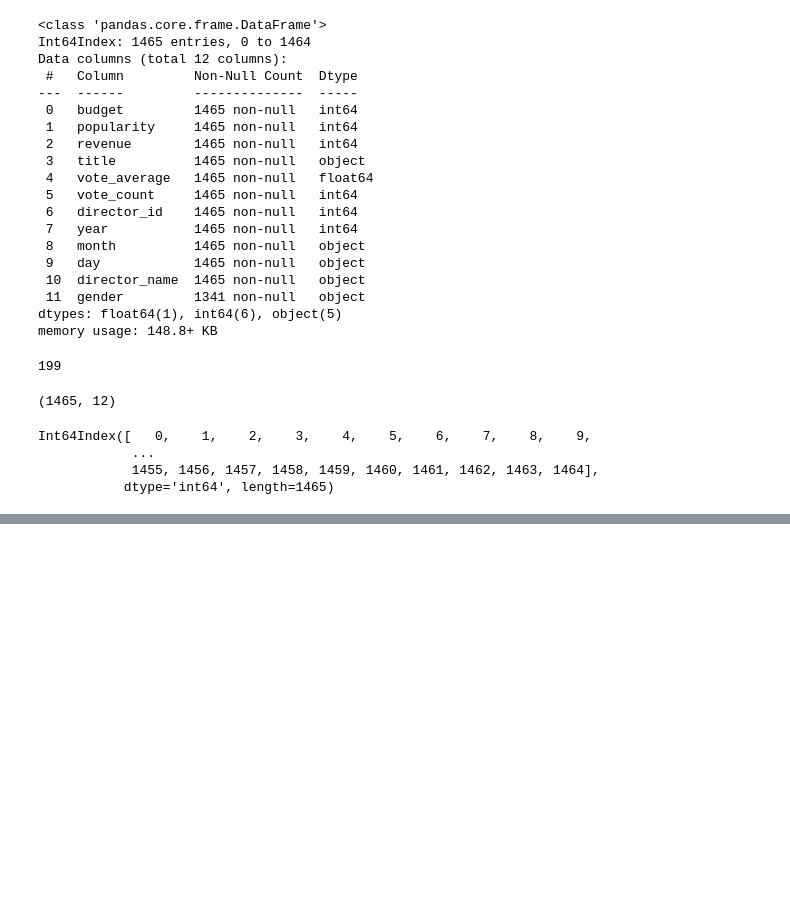
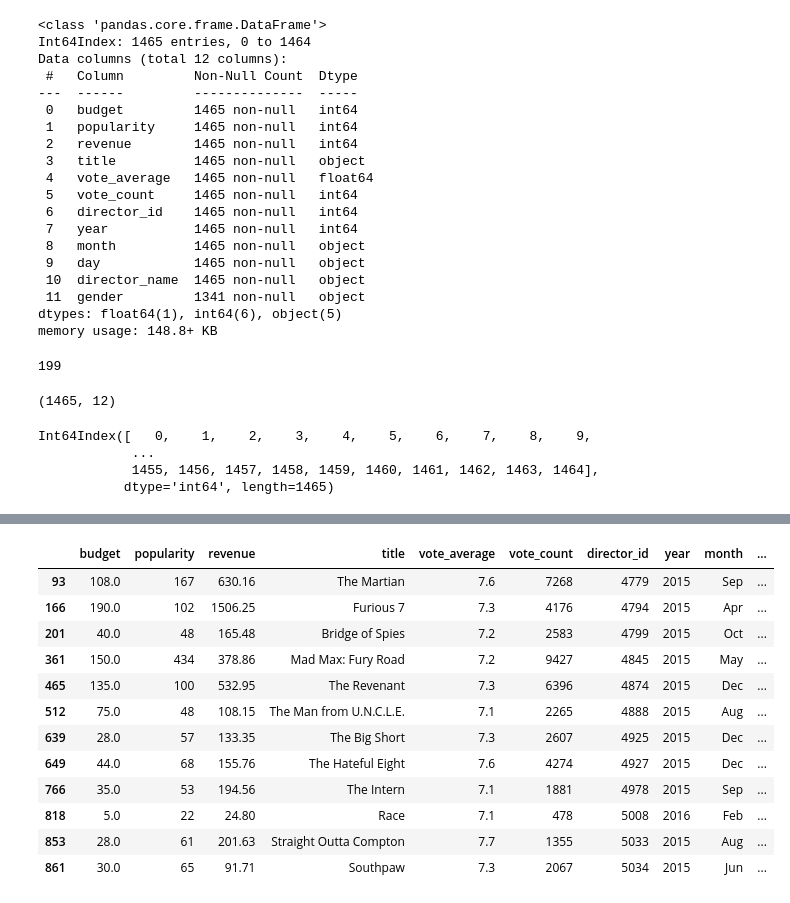
Before and after one commit to jeeet0700/Revision, a Jupyter notebook: Pandas revision.ipynb, the cells around one changed output, grey strips where cells are left out. Cells and saved outputs as stored; diff of their text form; code cells hidden in the pictures; blank space fills up the shorter version.

```diff
--- a/Pandas revision.ipynb
+++ b/Pandas revision.ipynb
@@ -1683,0 +1716,16 @@ df.loc[df["vote_av"]]
+# %%
+df.loc[(df["vote_average"]>7)&(df["year"]>=2015)]
+# %% [output]
+|  | budget | popularity | revenue | title | vote_average | vote_count | director_id | year | month | ... |
+| 93 | 108.0 | 167 | 630.16 | The Martian | 7.6 | 7268 | 4779 | 2015 | Sep | ... |
+| 166 | 190.0 | 102 | 1506.25 | Furious 7 | 7.3 | 4176 | 4794 | 2015 | Apr | ... |
+| 201 | 40.0 | 48 | 165.48 | Bridge of Spies | 7.2 | 2583 | 4799 | 2015 | Oct | ... |
+| 361 | 150.0 | 434 | 378.86 | Mad Max: Fury Road | 7.2 | 9427 | 4845 | 2015 | May | ... |
+| 465 | 135.0 | 100 | 532.95 | The Revenant | 7.3 | 6396 | 4874 | 2015 | Dec | ... |
+| 512 | 75.0 | 48 | 108.15 | The Man from U.N.C.L.E. | 7.1 | 2265 | 4888 | 2015 | Aug | ... |
+| 639 | 28.0 | 57 | 133.35 | The Big Short | 7.3 | 2607 | 4925 | 2015 | Dec | ... |
+| 649 | 44.0 | 68 | 155.76 | The Hateful Eight | 7.6 | 4274 | 4927 | 2015 | Dec | ... |
+| 766 | 35.0 | 53 | 194.56 | The Intern | 7.1 | 1881 | 4978 | 2015 | Sep | ... |
+| 818 | 5.0 | 22 | 24.80 | Race | 7.1 | 478 | 5008 | 2016 | Feb | ... |
+| 853 | 28.0 | 61 | 201.63 | Straight Outta Compton | 7.7 | 1355 | 5033 | 2015 | Aug | ... |
+| 861 | 30.0 | 65 | 91.71 | Southpaw | 7.3 | 2067 | 5034 | 2015 | Jun | ... |
```
Also changed, not shown: parts of 65 cells of this notebook.
